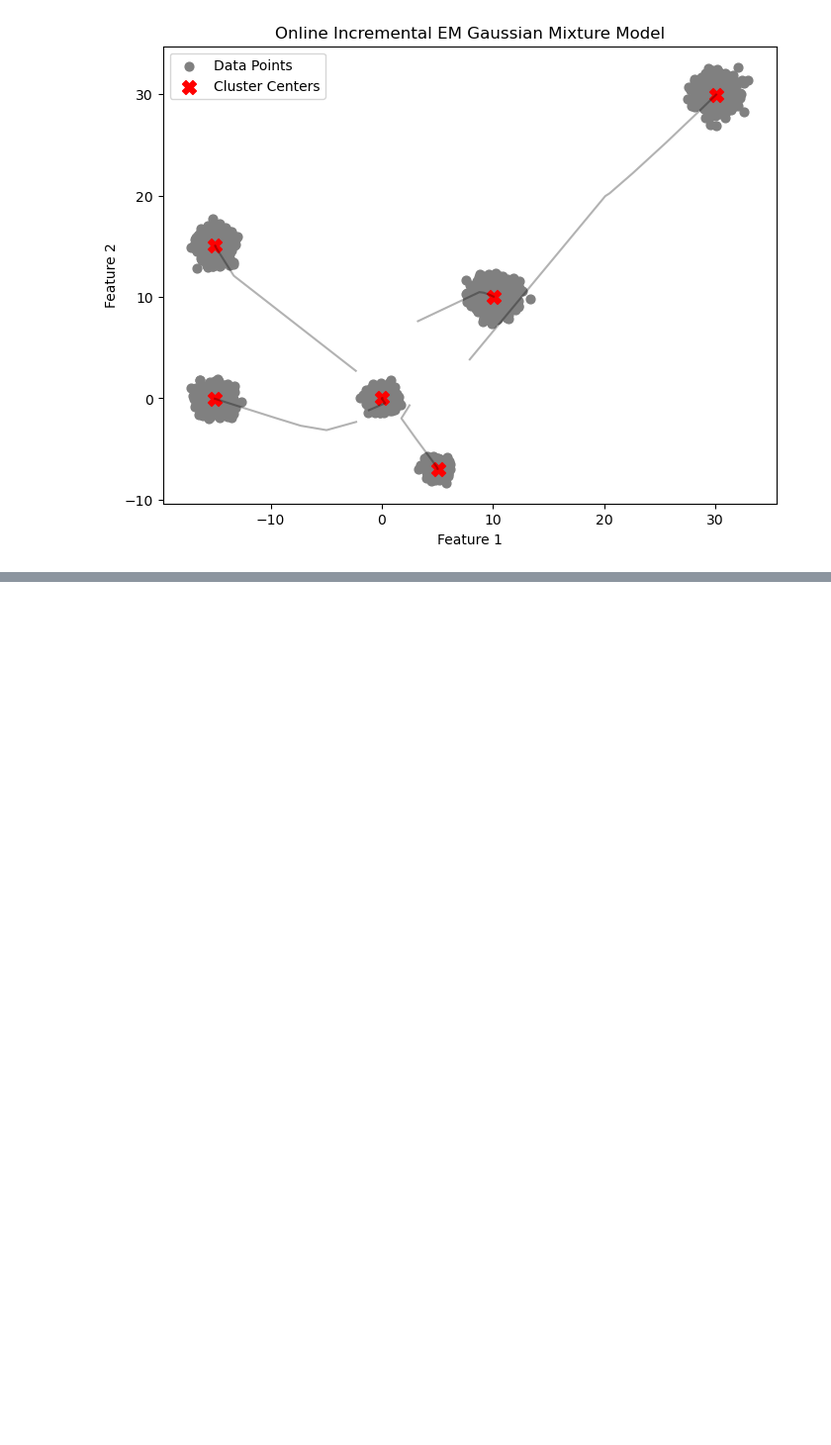
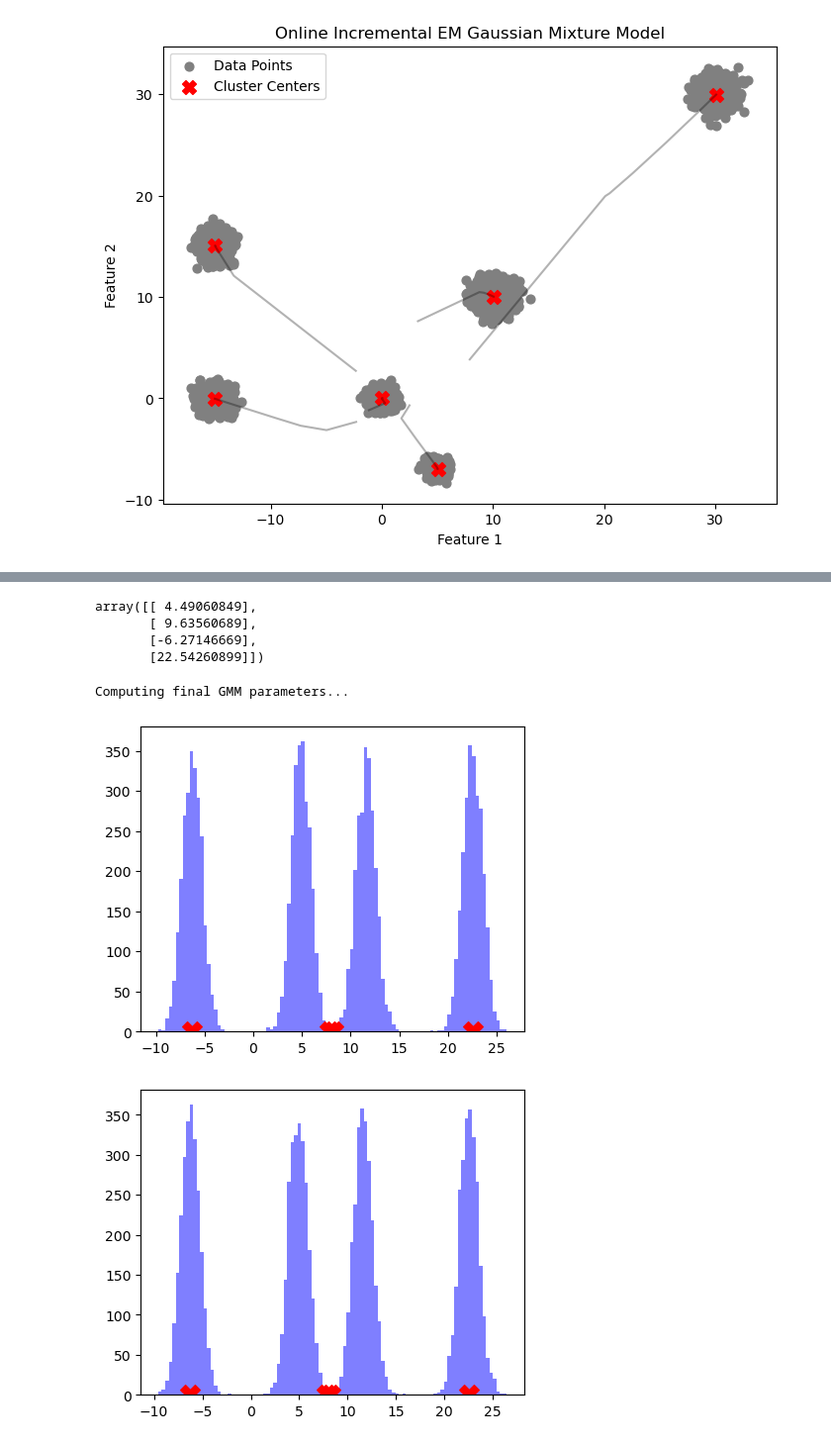
Before and after one commit to arnifreyrm/Online-GMM, a Jupyter notebook: old_incremental.ipynb, the cells around one changed output, grey strips where cells are left out. Shown at 99% size. Saved outputs shown, nothing was run; the diff lists cells and outputs as text; code cells hidden in the pictures; blank space fills up the shorter version.

```diff
--- a/old_incremental.ipynb
+++ b/old_incremental.ipynb
@@ -458,0 +530,34 @@ np.save('./results/means/gauss_blobs_iEM.npy', history_mu)
+# %%
+mu_k
+# %% [output]
+array([[ 4.49060849],
+       [ 9.63560689],
+       [-6.27146669],
+       [22.54260899]])
+# %%
+X_shuffled = shuffled = np.load('./dataset/shuffled.npy')
+# %%
+n_samples = len(X_shuffled)
+n_components = 4
+n_features = 1
+
+gen = X_shuffled
+T = 20
+random_state = 1126
+
+pi, mu_k, sigma_k, history_mu = online_incremental_em_gmm(gen, n_components,
+                                                            T, random_state)
+
+plt.figure(figsize=(5, 4))
+plt.hist(X_shuffled[:len(X_shuffled)//2], bins=100, color='blue', alpha=0.5)
+plt.scatter(mu_k, np.zeros_like(mu_k), c='red', s=200, marker='X', label='Final Centers')
+plt.show();
+
+plt.figure(figsize=(5, 4))
+plt.hist(X_shuffled[len(X_shuffled)//2:], bins=100, color='blue', alpha=0.5)
+plt.scatter(mu_k, np.zeros_like(mu_k), c='red', s=200, marker='X', label='Final Centers')
+plt.show();
+# %% [output]
+Computing final GMM parameters...
+[figure, added]
+[figure, added]
```
Also changed, not shown: parts of 6 cells of this notebook.
